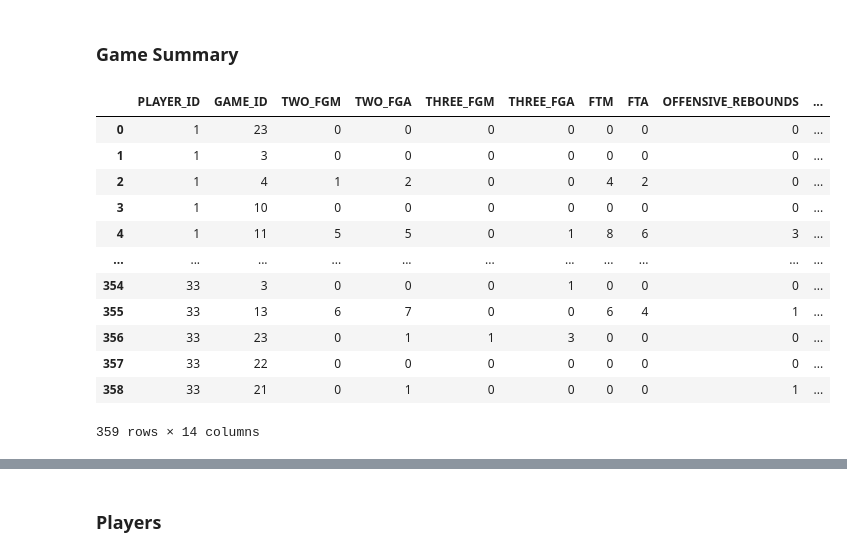
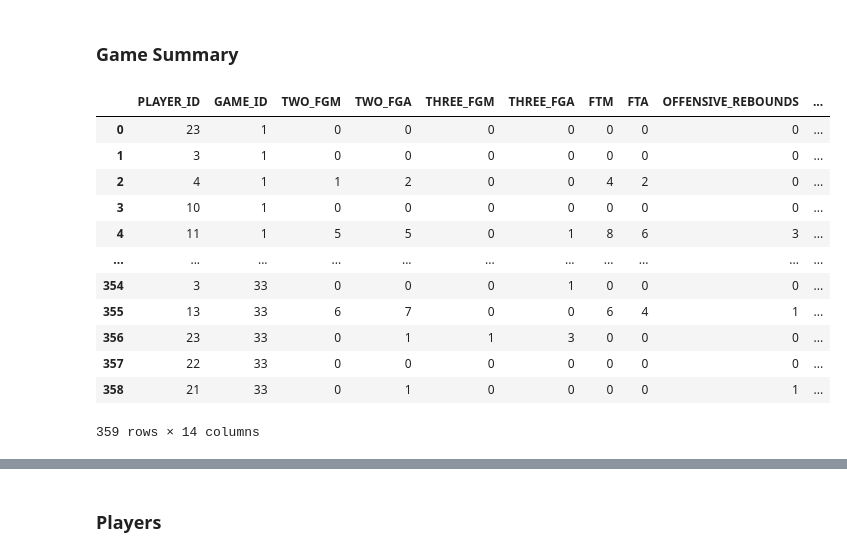
Before and after one commit to jakereckin/NDA_GBB_Stats, a Jupyter notebook: ipynb/Build_DB.ipynb, the cells around one changed output, grey strips where cells are left out. Saved outputs shown, nothing was run; the diff lists cells and outputs as text; code cells hidden in the pictures.

```diff
--- a/ipynb/Build_DB.ipynb
+++ b/ipynb/Build_DB.ipynb
@@ -156,57 +156,84 @@ THREE_FGM INTEGER,
 THREE_FGA INTEGER,
 FTM INTEGER,
 FTA INTEGER,
 OFFENSIVE_REBOUNDS INTEGER,
 DEFENSIVE_REBOUNDS INTEGER,
 ASSISTS INTEGER,
 STEALS INTEGER,
 BLOCKS INTEGER,
 TURNOVER INTEGER,
 PRIMARY KEY (PLAYER_ID, GAME_ID)
 )
 """
 INSERT_GAME_SUMMARY = """ INSERT OR REPLACE INTO GAME_SUMMARY VALUES(?, ?, ?, ?, ?, ?, ?, ?, ?, ?, ?, ?, ?, ?) """
 READ_GAME_SUMMARY = """ SELECT * FROM GAME_SUMMARY """
 
 with sql.connect(my_db) as conn:
     cursor = conn.cursor()
-    #cursor.execute(DROP_GAME_SUMMARY)
+    cursor.execute(DROP_GAME_SUMMARY)
     cursor.execute(CREATE_GAME_SUMMARY)
-    game_summary_tuple = list(zip(game_summary['GAME_ID'].astype(str).values,
-                           game_summary['PLAYER_ID'].astype(str).values,
-                           game_summary['TWO_FGM'].astype(str).values,
-                           game_summary['TWO_FGA'].astype(str).values,
-                           game_summary['THREE_FGM'].astype(str).values,
-                           game_summary['THREE_FGA'].astype(str).values,
-                           game_summary['FTA'].astype(str).values,
-                           game_summary['FTM'].astype(str).values,
-                           game_summary['OFFENSIVE_REBOUNDS'].astype(str).values,
-                           game_summary['DEFENSIVE_REBOUNDS'].astype(str).values,
-                           game_summary['ASSISTS'].astype(str).values,
-                           game_summary['STEALS'].astype(str).values,
-                           game_summary['BLOCKS'].astype(str).values,
-                           game_summary['TURNOVER'].astype(str).values)
+    game_summary[['GAME_ID',
+                  'PLAYER_ID',
+                  'TWO_FGM',
+                  'TWO_FGA',
+                  'THREE_FGM',
+                  'THREE_FGA',
+                  'FTA',
+                  'FTM',
+                  'OFFENSIVE_REBOUNDS',
+                  'DEFENSIVE_REBOUNDS',
+                  'ASSISTS',
+                  'STEALS',
+                  'BLOCKS',
+                  'TURNOVER']] =     game_summary[['GAME_ID',
+                  'PLAYER_ID',
+                  'TWO_FGM',
+                  'TWO_FGA',
+                  'THREE_FGM',
+                  'THREE_FGA',
+                  'FTA',
+                  'FTM',
+                  'OFFENSIVE_REBOUNDS',
+                  'DEFENSIVE_REBOUNDS',
+                  'ASSISTS',
+                  'STEALS',
+                  'BLOCKS',
+                  'TURNOVER']].astype(str)
+    game_summary_tuple = list(zip(game_summary['PLAYER_ID'].values,
+                           game_summary['GAME_ID'].values,
+                           game_summary['TWO_FGM'].values,
+                           game_summary['TWO_FGA'].values,
+                           game_summary['THREE_FGM'].values,
+                           game_summary['THREE_FGA'].values,
+                           game_summary['FTA'].values,
+                           game_summary['FTM'].values,
+                           game_summary['OFFENSIVE_REBOUNDS'].values,
+                           game_summary['DEFENSIVE_REBOUNDS'].values,
+                           game_summary['ASSISTS'].values,
+                           game_summary['STEALS'].values,
+                           game_summary['BLOCKS'].values,
+                           game_summary['TURNOVER'].values)
     )
     cursor.executemany(INSERT_GAME_SUMMARY, game_summary_tuple)
     #spots.to_sql('SPOTS', con=conn, if_exists='append', index=False)
     conn.commit()
 
 with sql.connect(my_db) as conn:
     cursor = conn.cursor()
     gs_db = pd.read_sql(sql=READ_GAME_SUMMARY, con=conn)
 
 gs_db
 # %% [output]
 |  | PLAYER_ID | GAME_ID | TWO_FGM | TWO_FGA | THREE_FGM | THREE_FGA | FTM | FTA | OFFENSIVE_REBOUNDS | ... |
-| 0 | 1 | 23 | 0 | 0 | 0 | 0 | 0 | 0 | 0 | ... |
-| 1 | 1 | 3 | 0 | 0 | 0 | 0 | 0 | 0 | 0 | ... |
-| 2 | 1 | 4 | 1 | 2 | 0 | 0 | 4 | 2 | 0 | ... |
-| 3 | 1 | 10 | 0 | 0 | 0 | 0 | 0 | 0 | 0 | ... |
-| 4 | 1 | 11 | 5 | 5 | 0 | 1 | 8 | 6 | 3 | ... |
+| 0 | 23 | 1 | 0 | 0 | 0 | 0 | 0 | 0 | 0 | ... |
+| 1 | 3 | 1 | 0 | 0 | 0 | 0 | 0 | 0 | 0 | ... |
+| 2 | 4 | 1 | 1 | 2 | 0 | 0 | 4 | 2 | 0 | ... |
+| 3 | 10 | 1 | 0 | 0 | 0 | 0 | 0 | 0 | 0 | ... |
+| 4 | 11 | 1 | 5 | 5 | 0 | 1 | 8 | 6 | 3 | ... |
 | ... | ... | ... | ... | ... | ... | ... | ... | ... | ... | ... |
-| 354 | 33 | 3 | 0 | 0 | 0 | 1 | 0 | 0 | 0 | ... |
-| 355 | 33 | 13 | 6 | 7 | 0 | 0 | 6 | 4 | 1 | ... |
-| 356 | 33 | 23 | 0 | 1 | 1 | 3 | 0 | 0 | 0 | ... |
-| 357 | 33 | 22 | 0 | 0 | 0 | 0 | 0 | 0 | 0 | ... |
-| 358 | 33 | 21 | 0 | 1 | 0 | 0 | 0 | 0 | 1 | ... |
+| 354 | 3 | 33 | 0 | 0 | 0 | 1 | 0 | 0 | 0 | ... |
+| 355 | 13 | 33 | 6 | 7 | 0 | 0 | 6 | 4 | 1 | ... |
+| 356 | 23 | 33 | 0 | 1 | 1 | 3 | 0 | 0 | 0 | ... |
+| 357 | 22 | 33 | 0 | 0 | 0 | 0 | 0 | 0 | 0 | ... |
+| 358 | 21 | 33 | 0 | 1 | 0 | 0 | 0 | 0 | 1 | ... |
 359 rows × 14 columns
```
Also changed, not shown: parts of 4 cells of this notebook, 1 other file.
